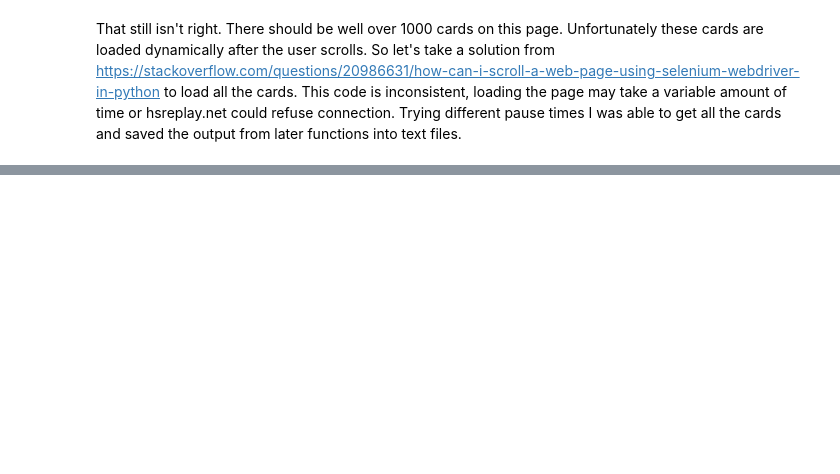
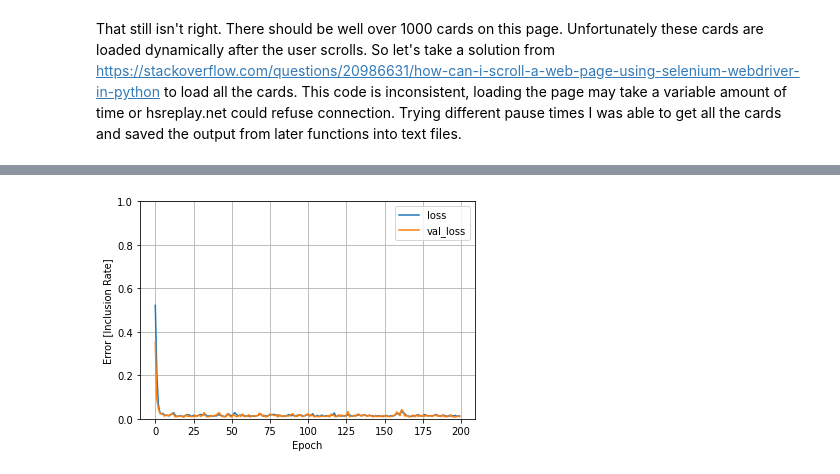
Before and after one commit to jaspermwilson/Hearthstone_Card_Regression, a Jupyter notebook: JW_Hearthstone_Card_Regression.ipynb, the cells around one changed output, grey strips where cells are left out. Saved outputs shown, nothing was run; the diff lists cells and outputs as text; code cells hidden in the pictures; blank space fills up the shorter version.

```diff
--- a/JW_Hearthstone_Card_Regression.ipynb
+++ b/JW_Hearthstone_Card_Regression.ipynb
@@ -292,0 +439,24 @@ def scroll_down(self):
+# %%
+train_data_underfit = train_data[['cost', 'attack', 'health']]
+test_data_underfit = test_data[['cost', 'attack', 'health']]
+
+normalizer_underfit = tf.keras.layers.Normalization(axis=-1)
+normalizer_underfit.adapt(np.array(train_data_underfit))
+# %%
+linear_model_underfit = tf.keras.Sequential([
+    normalizer_underfit,
+    layers.Dense(units=1)
+])
+linear_model_underfit.compile(
+    optimizer=tf.optimizers.Adam(learning_rate=0.05),
+    loss='mean_absolute_error')
+# %%
+%%time
+history = linear_model_underfit.fit(
+    train_data_underfit,
+    train_labels,
+    epochs=200,
+    # Suppress logging.
+    verbose=0,
+    # Calculate validation results on 20% of the training data.
+    validation_split = 0.2)
@@ -292,0 +466,4 @@ def scroll_down(self):
+# %%
+plot_loss(history)
+# %% [output]
+[figure, added]
```
Also changed, not shown: parts of 61 cells of this notebook.
